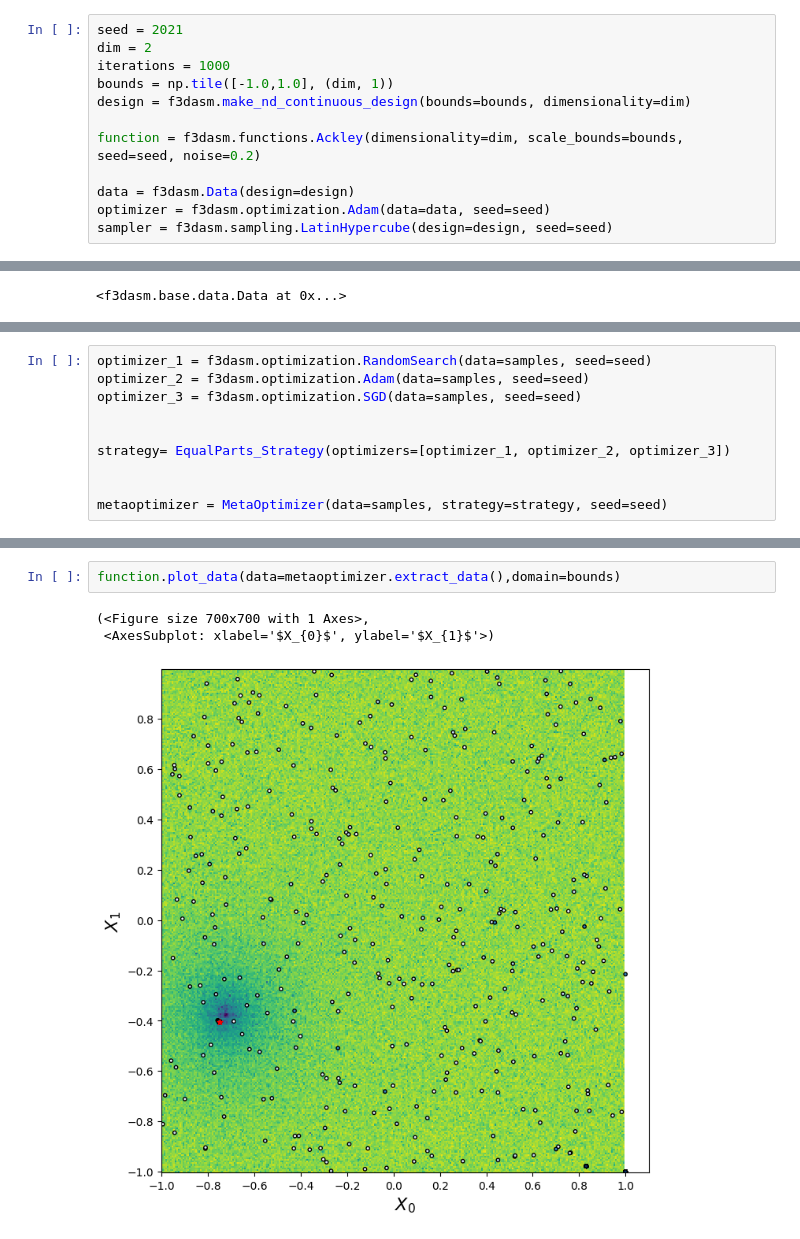
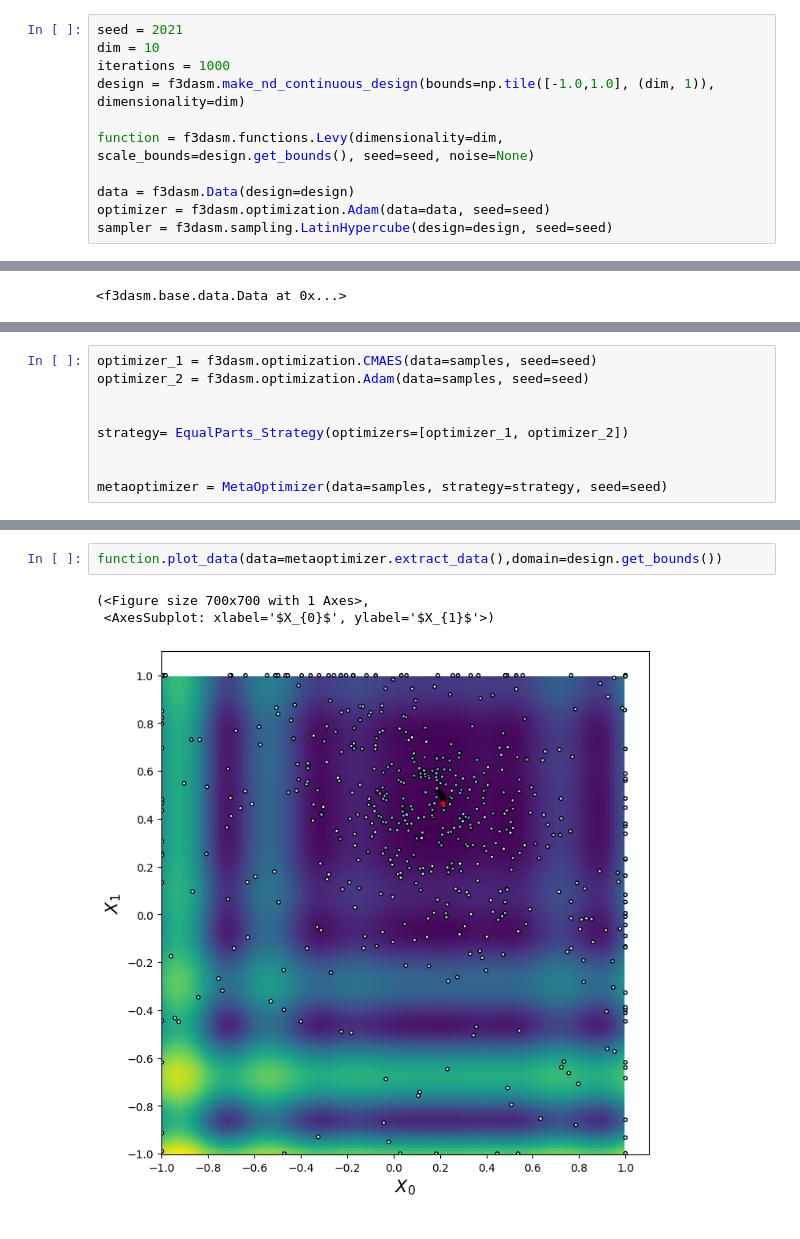
Before and after one commit to bessagroup/f3dasm, a Jupyter notebook: notebooks/metaoptimizer.ipynb, the cells around one changed output, grey strips where cells are left out. Drawn from its saved outputs; the diff is of its cells as text.

```diff
--- a/notebooks/metaoptimizer.ipynb
+++ b/notebooks/metaoptimizer.ipynb
@@ -10,11 +13,10 @@ To enable them in other operations, rebuild TensorFlow with the appropriate comp
 # %%
 seed = 2021
-dim = 2
+dim = 10
 iterations = 1000
-bounds = np.tile([-1.0,1.0], (dim, 1))
-design = f3dasm.make_nd_continuous_design(bounds=bounds, dimensionality=dim)
+design = f3dasm.make_nd_continuous_design(bounds=np.tile([-1.0,1.0], (dim, 1)), dimensionality=dim)
 
-function = f3dasm.functions.Ackley(dimensionality=dim, scale_bounds=bounds, seed=seed, noise=0.2)
+function = f3dasm.functions.Levy(dimensionality=dim, scale_bounds=design.get_bounds(), seed=seed, noise=None)
 
 data = f3dasm.Data(design=design)
 optimizer = f3dasm.optimization.Adam(data=data, seed=seed)
@@ -47,10 +45,9 @@ from f3dasm.base.metaoptimizer import MetaOptimizer, EqualParts_Strategy
 # %%
-optimizer_1 = f3dasm.optimization.RandomSearch(data=samples, seed=seed)
+optimizer_1 = f3dasm.optimization.CMAES(data=samples, seed=seed)
 optimizer_2 = f3dasm.optimization.Adam(data=samples, seed=seed)
-optimizer_3 = f3dasm.optimization.SGD(data=samples, seed=seed)
 
 
-strategy= EqualParts_Strategy(optimizers=[optimizer_1, optimizer_2, optimizer_3])
+strategy= EqualParts_Strategy(optimizers=[optimizer_1, optimizer_2])
 
 
 metaoptimizer = MetaOptimizer(data=samples, strategy=strategy, seed=seed)
@@ -69,6 +65,6 @@ function.plot_data(data=optimizer.extract_data(), domain=bounds)
 # %%
-function.plot_data(data=metaoptimizer.extract_data(),domain=bounds)
+function.plot_data(data=metaoptimizer.extract_data(),domain=design.get_bounds())
 # %% [output]
 (<Figure size 700x700 with 1 Axes>,
  <AxesSubplot: xlabel='$X_{0}$', ylabel='$X_{1}$'>)
-[figure, old version]
+[figure, new version]
```
Also changed, not shown: parts of 13 cells of this notebook, 1 other file.
